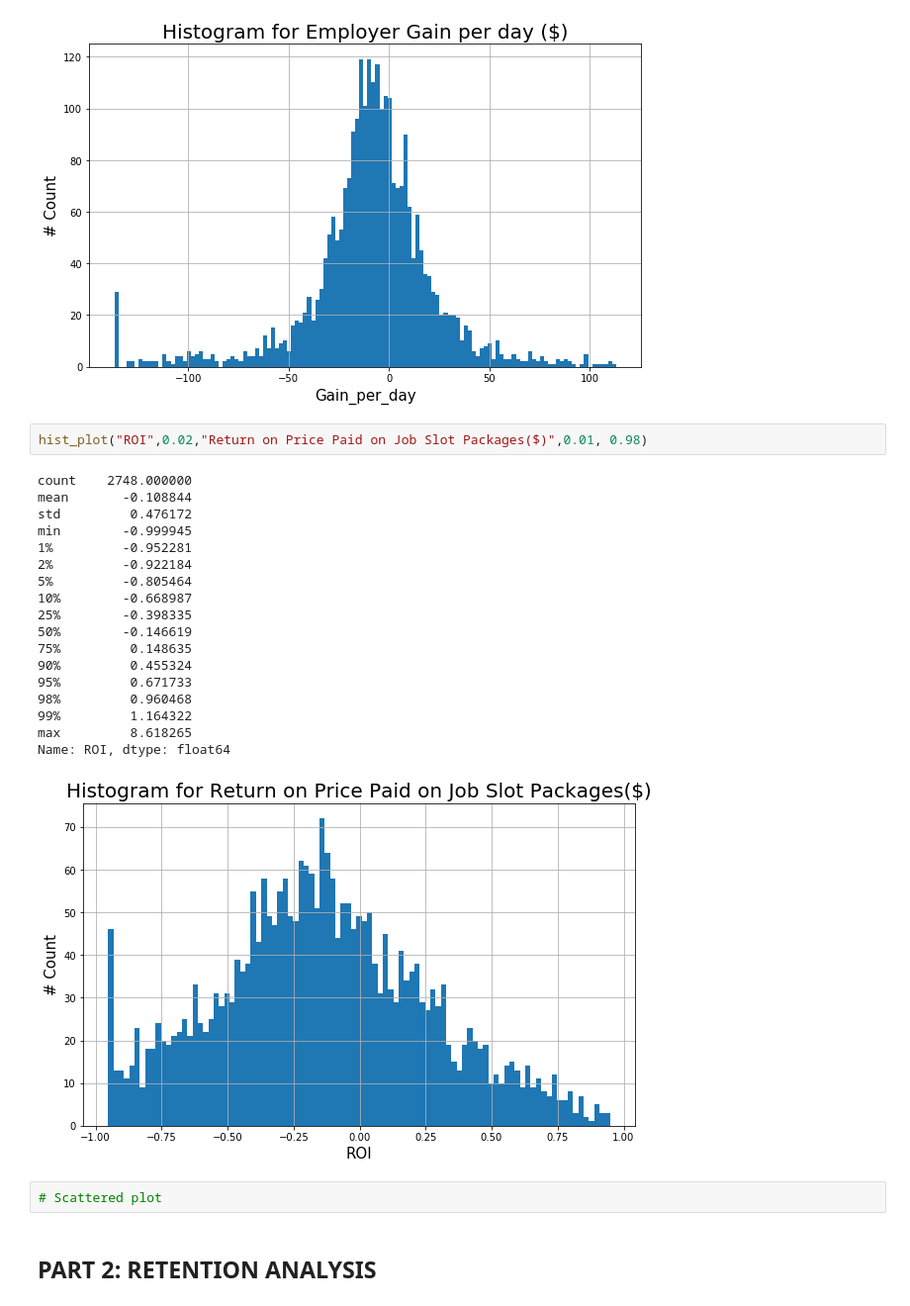
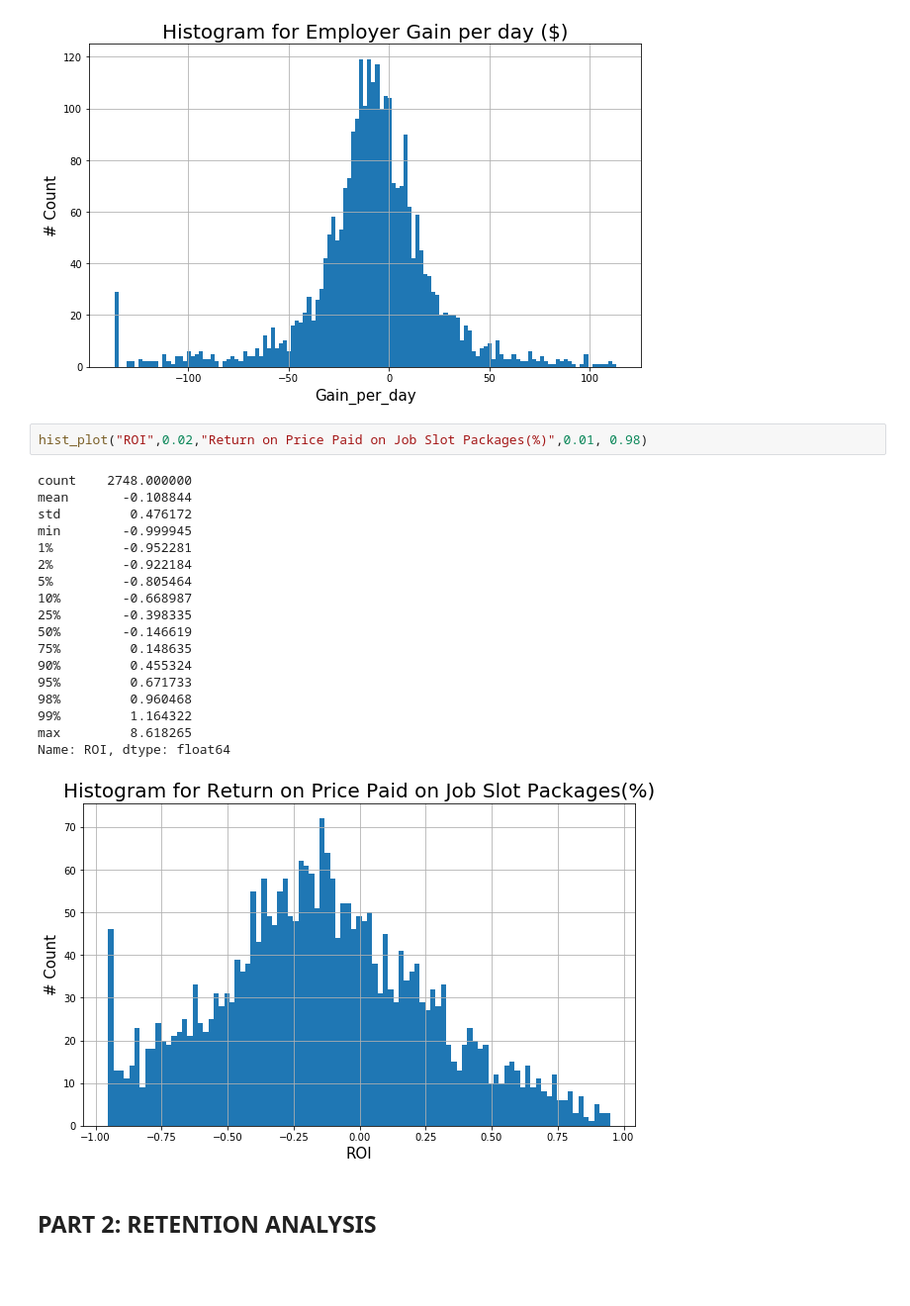
Before and after one commit to kircheis2000/LeetCode, a Jupyter notebook: Glassdoor Data Exercise.ipynb, the cells around one changed output. Shown: that part at 99% size. Saved outputs shown, nothing was run; the diff lists cells and outputs as text; blank space fills up the shorter version.

```diff
--- a/Glassdoor Data Exercise.ipynb
+++ b/Glassdoor Data Exercise.ipynb
@@ -820,28 +814,26 @@ max      1938.874065
 Name: Gain_per_day, dtype: float64
 [figure]
 # %%
-hist_plot("ROI",0.02,"Return on Price Paid on Job Slot Packages($)",0.01, 0.98)
+hist_plot("ROI",0.02,"Return on Price Paid on Job Slot Packages(%)",0.01, 0.98)
 # %% [output]
 count    2748.000000
 mean       -0.108844
 std         0.476172
 min        -0.999945
 1%         -0.952281
 2%         -0.922184
 5%         -0.805464
 10%        -0.668987
 25%        -0.398335
 50%        -0.146619
 75%         0.148635
 90%         0.455324
 95%         0.671733
 98%         0.960468
 99%         1.164322
 max         8.618265
 Name: ROI, dtype: float64
-[figure, old version]
+[figure, new version]
-# %%
-# Scattered plot
 # %% [markdown]
 ## PART 2:  RETENTION ANALYSIS
 # %% [markdown]
```
Also changed, not shown: parts of 48 cells of this notebook.
